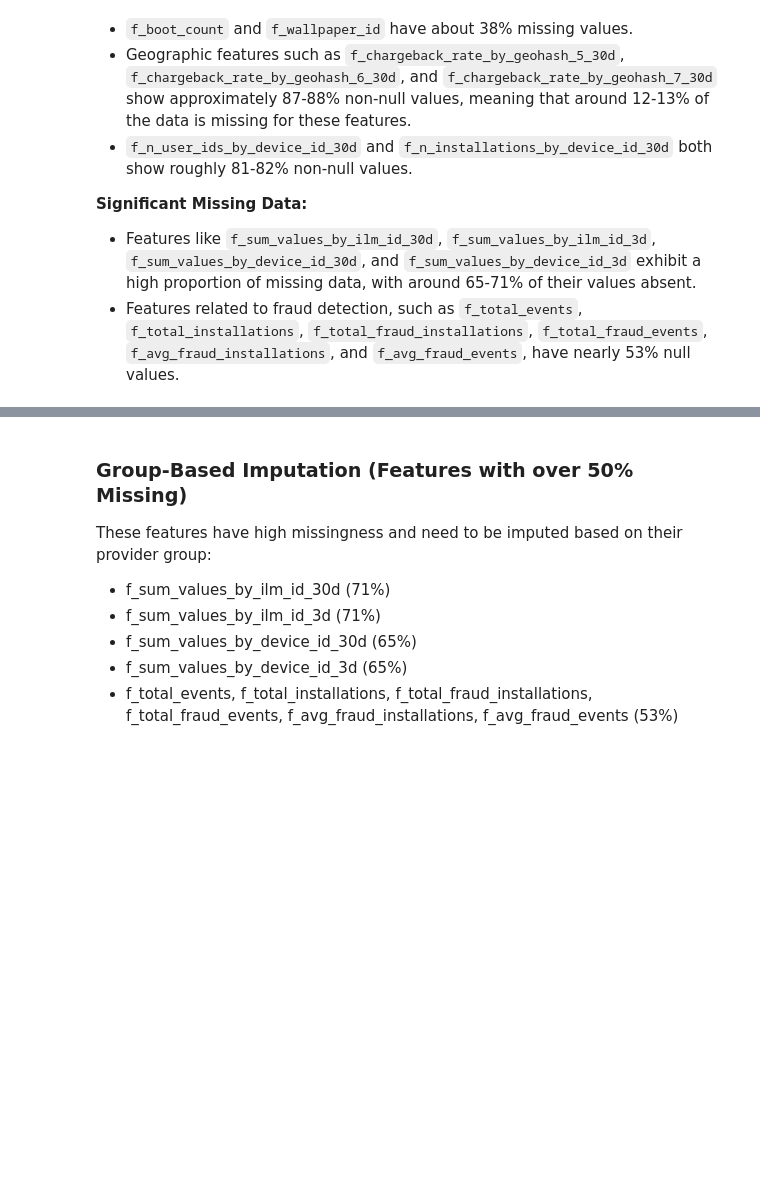
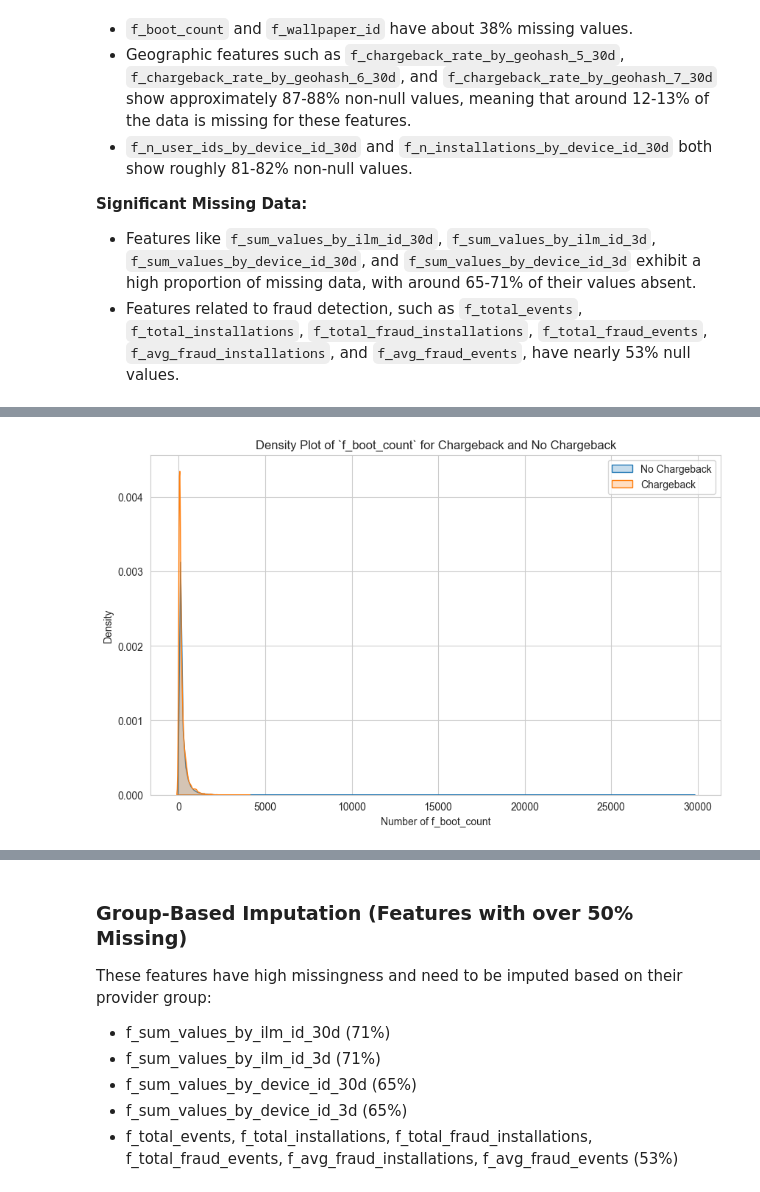
Before and after one commit to arthuraal/chargeback-prediction-incognia, a Jupyter notebook: notebooks/1-aaa-modeling.ipynb, the cells around one changed output, grey strips where cells are left out. Cells and saved outputs as stored; diff of their text form; code cells hidden in the pictures; blank space fills up the shorter version.

```diff
--- a/notebooks/1-aaa-modeling.ipynb
+++ b/notebooks/1-aaa-modeling.ipynb
@@ -169,0 +384,4 @@ cleaned_data = raw_data.alias("cleaned_data")
+# %%
+plot_feature_distribution(cleaned_data, "f_boot_count")
+# %% [output]
+[figure, added]
```
Also changed, not shown: parts of 183 cells of this notebook, 1 other file.
